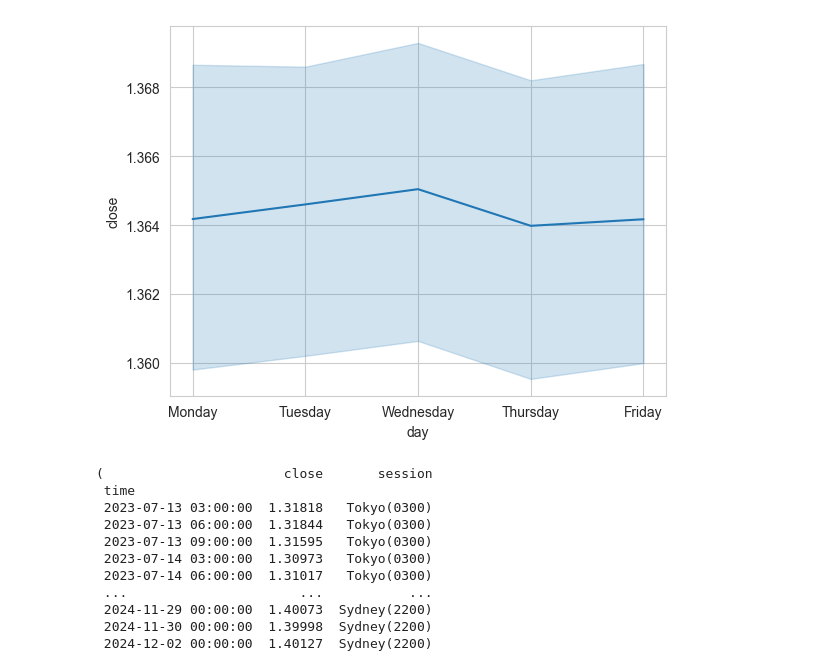
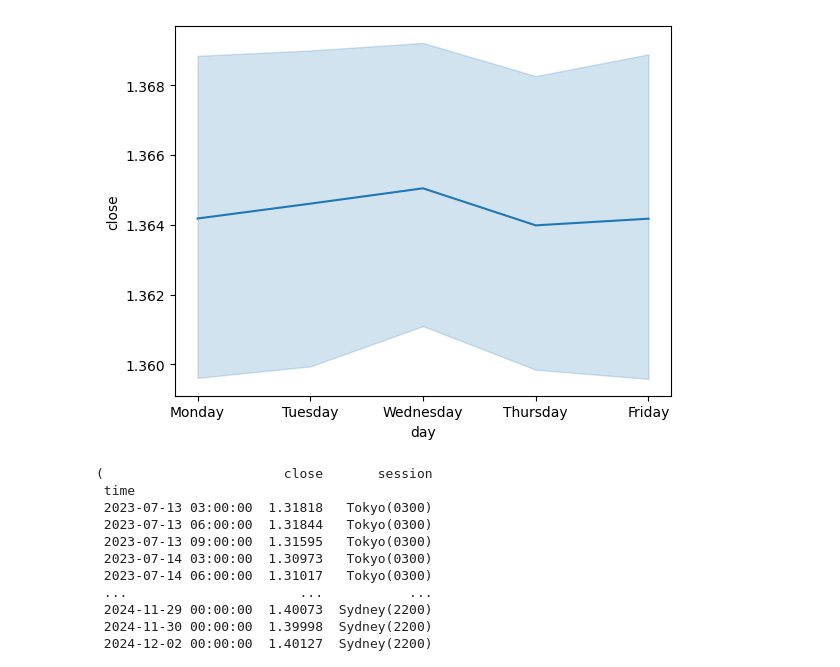
Before and after one commit to Stevealila/Trade, a Jupyter notebook: analyze.ipynb, the cells around one changed output. Cells and saved outputs as stored; diff of their text form; code cells hidden in the pictures.

Commit message:
analyze USDCAD ts seasonality - daily, sessional, hourly

```diff
--- a/analyze.ipynb
+++ b/analyze.ipynb
@@ -3,7 +3,7 @@ from models.ts.seasonality import daily, sessional, hourly
 
 currency = "USDCAD"
 
-daily(currency, 1)
+daily(currency)
 # %% [output]
 (                       close        day
  time
@@ -21,5 +21,5 @@ daily(currency, 1)
 
  [306 rows x 2 columns],
  <Axes: xlabel='day', ylabel='close'>)
-[figure, old version]
+[figure, new version]
 # %%
```
Also changed, not shown: parts of 3 cells of this notebook, 1 other file.
